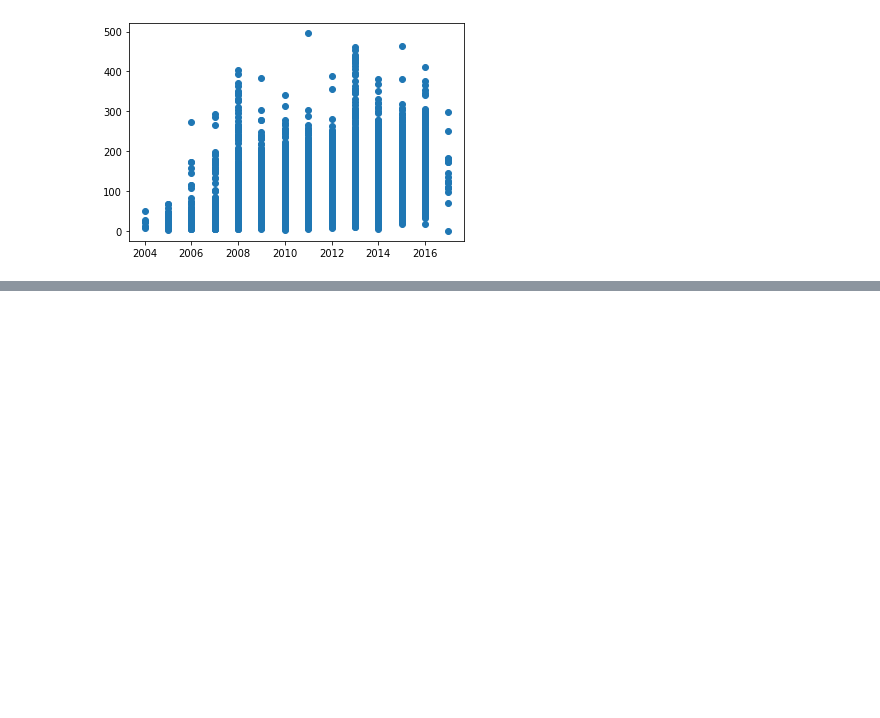
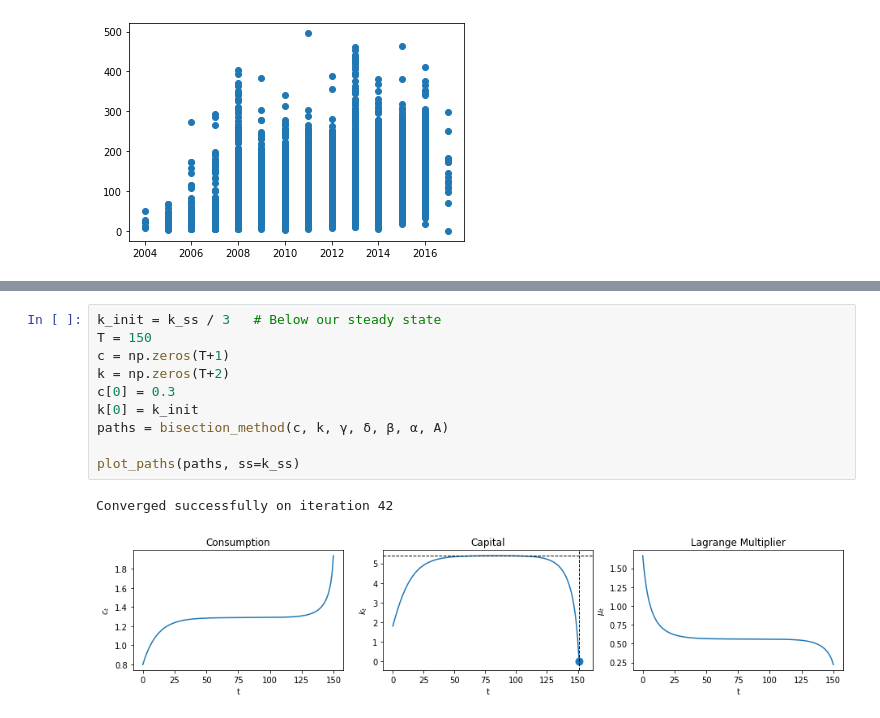
Before and after one commit to FRI-Energy-Analytics/2020_summer_fellows, a Jupyter notebook: Feature Selection - Novel Viz/Model_Testing/Solow.ipynb, the cells around one changed output, grey strips where cells are left out. Saved outputs shown, nothing was run; the diff lists cells and outputs as text; blank space fills up the shorter version.

```diff
--- a/Feature Selection - Novel Viz/Model_Testing/Solow.ipynb
+++ b/Feature Selection - Novel Viz/Model_Testing/Solow.ipynb
@@ -234,0 +500,13 @@ plt.scatter(DatabaseDF['Year Drilled'], DatabaseDF['12 month Cum Prod'])
+# %%
+k_init = k_ss / 3   # Below our steady state
+T = 150
+c = np.zeros(T+1)
+k = np.zeros(T+2)
+c[0] = 0.3
+k[0] = k_init
+paths = bisection_method(c, k, γ, δ, β, α, A)
+
+plot_paths(paths, ss=k_ss)
+# %% [output]
+Converged successfully on iteration 42
+[figure, added]
```
Also changed, not shown: parts of 11 cells of this notebook.
